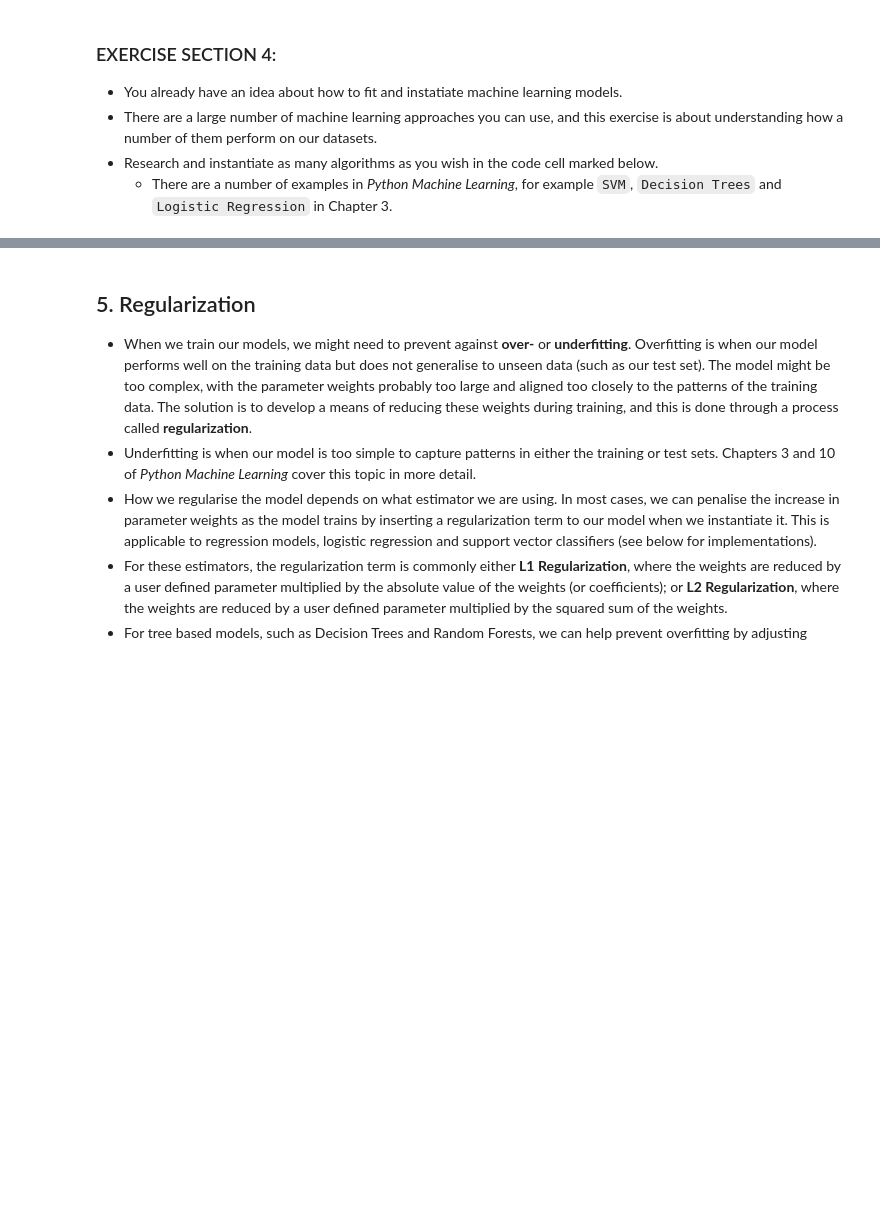
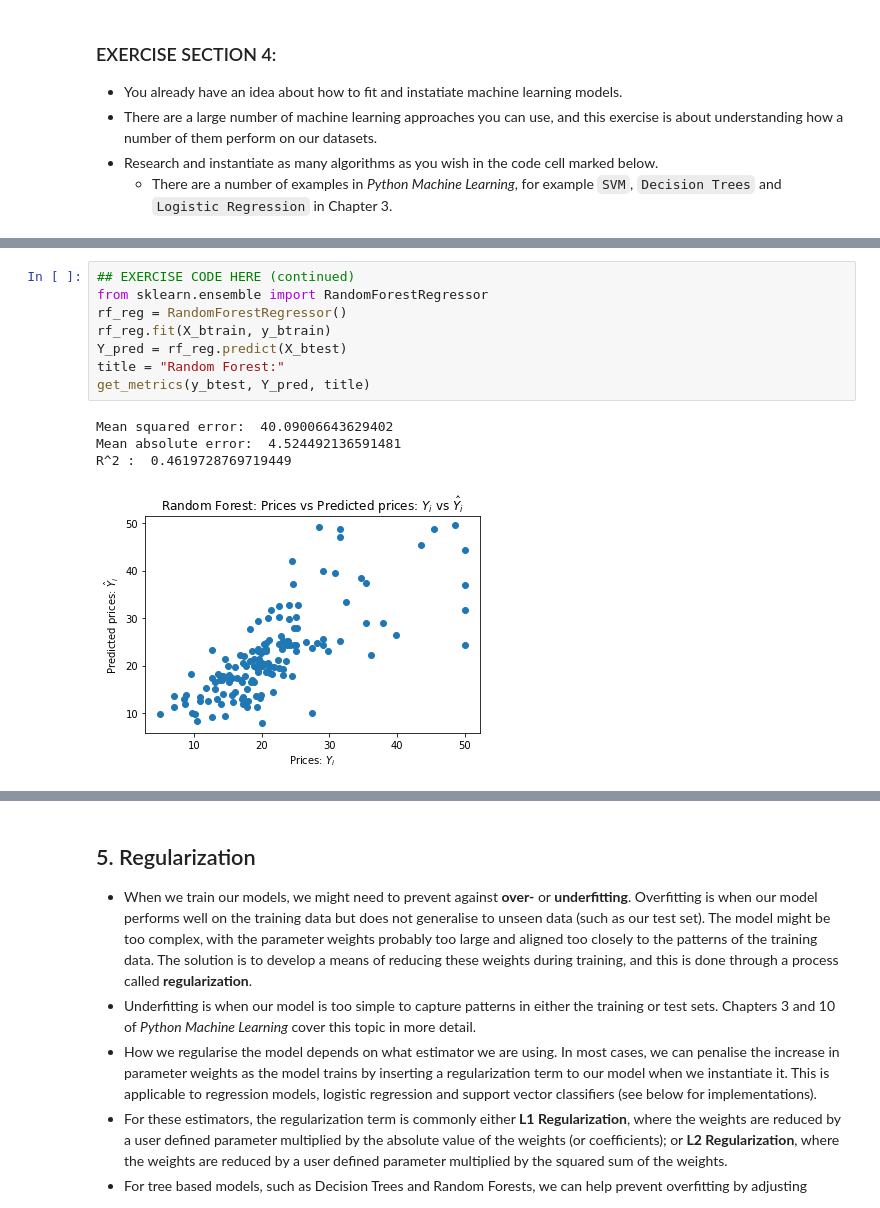
Before and after one commit to arame/Python-Machine-Learning-Code, a Jupyter notebook: Oxford_scikit_learn.ipynb, the cells around one changed output, grey strips where cells are left out. Saved outputs shown, nothing was run; the diff lists cells and outputs as text; blank space fills up the shorter version.

```diff
--- a/Oxford_scikit_learn.ipynb
+++ b/Oxford_scikit_learn.ipynb
@@ -553,0 +665,13 @@ plt.show()
+# %%
+## EXERCISE CODE HERE (continued)
+from sklearn.ensemble import RandomForestRegressor
+rf_reg = RandomForestRegressor()
+rf_reg.fit(X_btrain, y_btrain)
+Y_pred = rf_reg.predict(X_btest)
+title = "Random Forest:"
+get_metrics(y_btest, Y_pred, title)
+# %% [output]
+Mean squared error:  40.09006643629402
+Mean absolute error:  4.524492136591481
+R^2 :  0.4619728769719449
+[figure, added]
```
Also changed, not shown: parts of 37 cells of this notebook.
